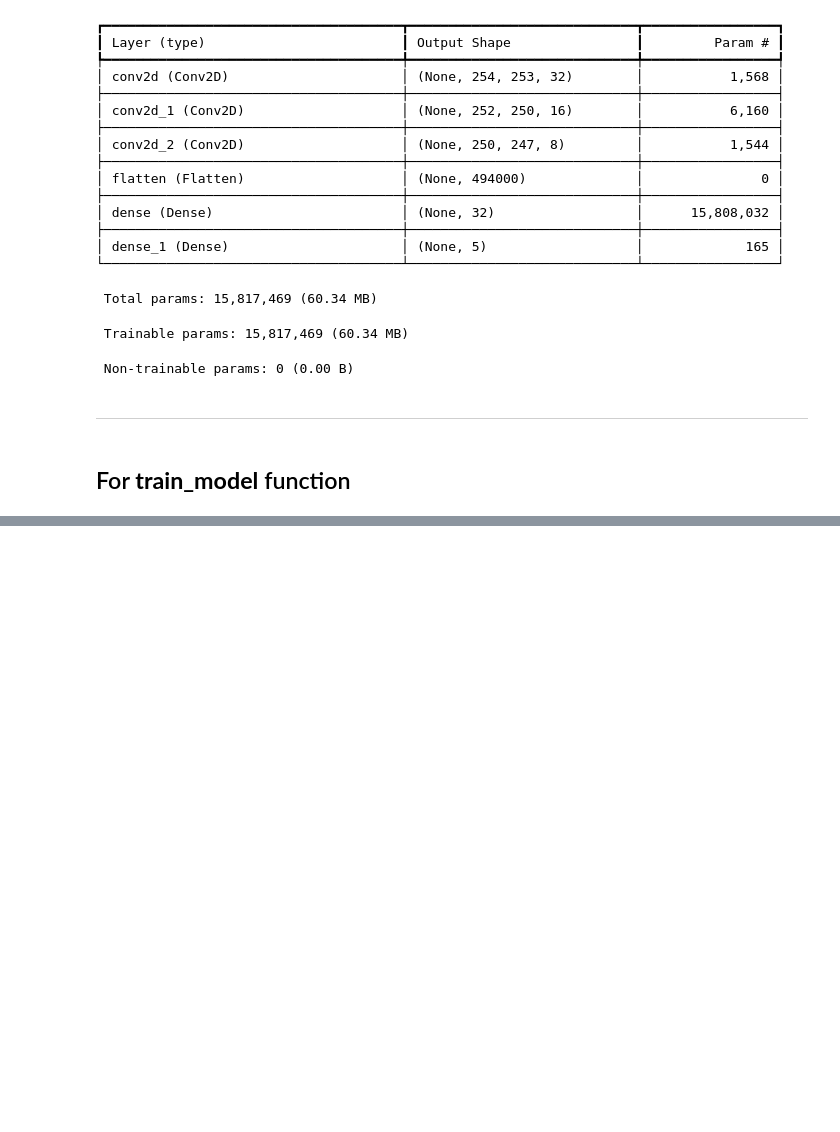
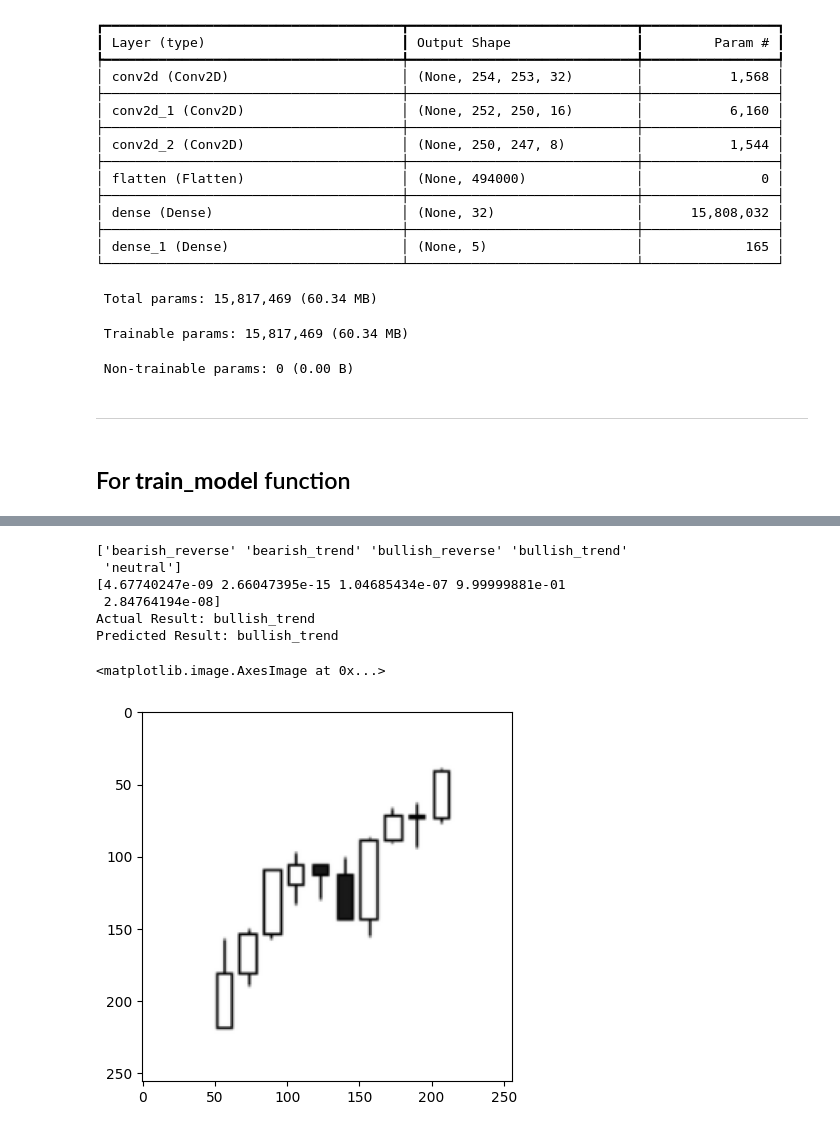
Before and after one commit to BoykoPetevBoev/Stock-Market-Prediction, a Jupyter notebook: src/models/cnn_v3/cnn_model.ipynb, the cells around one changed output, grey strips where cells are left out. Cells and saved outputs as stored; diff of their text form; code cells hidden in the pictures; blank space fills up the shorter version.

```diff
--- a/src/models/cnn_v3/cnn_model.ipynb
+++ b/src/models/cnn_v3/cnn_model.ipynb
@@ -129,12 +170,21 @@ print("Accuracy:", accuracy)
 # %%
-index = 160
+index = 20
 
 classes, _ = get_classes_and_files()
 
 print(classes)
 print(predictions[index])
 print("Actual Result:", classes[y_predict[index]])
 print("Predicted Result:", classes[predicted_classes[index]])
 
 img = predicted_classes[index]
 plt.imshow(x_predict[index])
+# %% [output]
+['bearish_reverse' 'bearish_trend' 'bullish_reverse' 'bullish_trend'
+ 'neutral']
+[4.67740247e-09 2.66047395e-15 1.04685434e-07 9.99999881e-01
+ 2.84764194e-08]
+Actual Result: bullish_trend
+Predicted Result: bullish_trend
+<matplotlib.image.AxesImage at 0x...>
+[figure, added]
```
Also changed, not shown: parts of 6 cells of this notebook, 12 other files.
